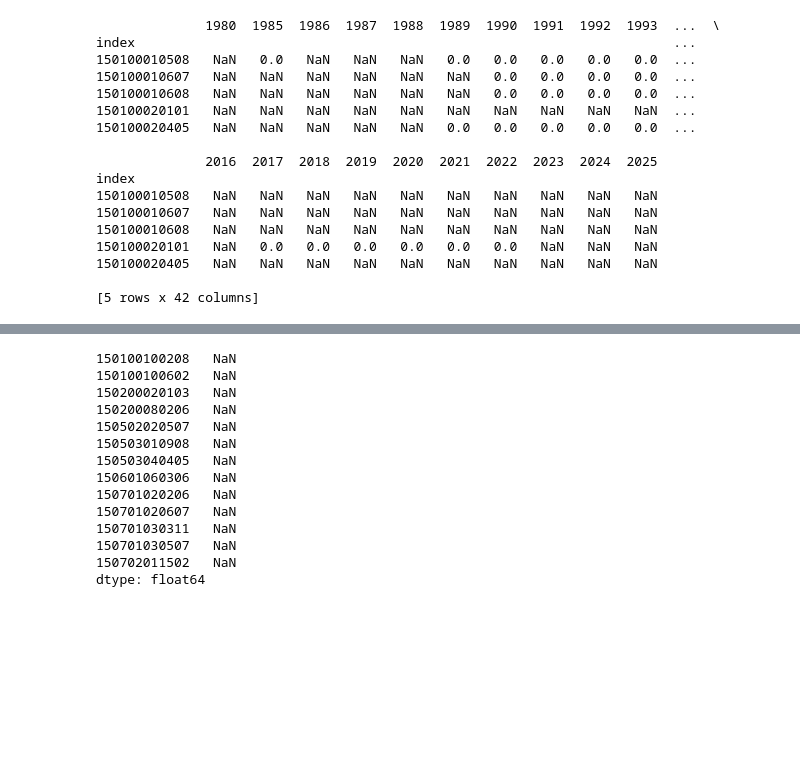
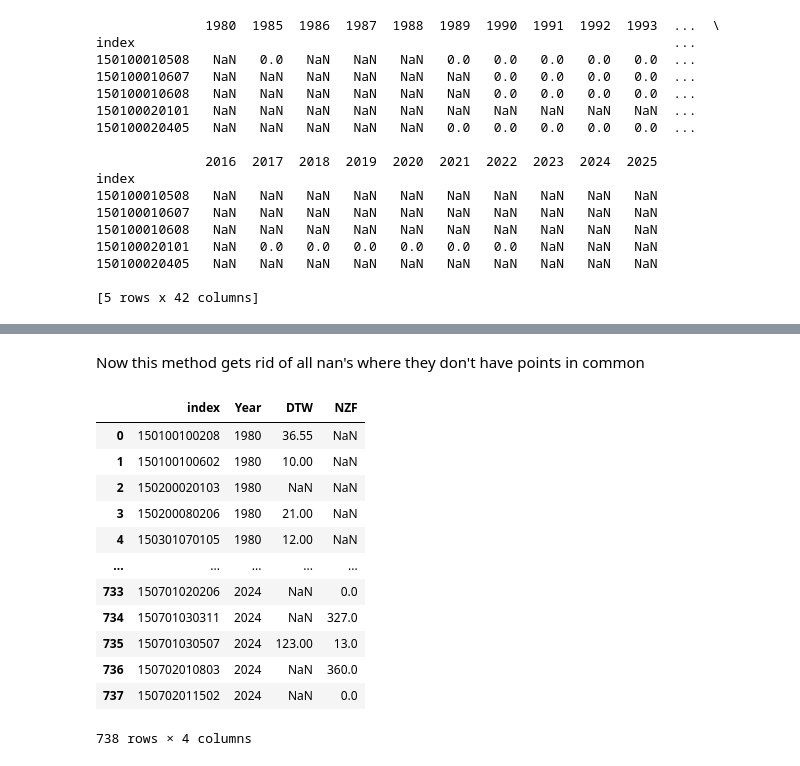
Before and after one commit to dtadych/Shallow_Groundwater_AZ, a Jupyter notebook: Code/FigureCreation/DTWZflow_Stat_analysis.ipynb, the cells around one changed output, grey strips where cells are left out. Cells and saved outputs as stored; diff of their text form; code cells hidden in the pictures; blank space fills up the shorter version.

```diff
--- a/Code/FigureCreation/DTWZflow_Stat_analysis.ipynb
+++ b/Code/FigureCreation/DTWZflow_Stat_analysis.ipynb
@@ -289,17 +180,37 @@ correlations = pd.Series(correlation_results)
-# %%
-correlations
-# %% [output]
-150100100208   NaN
-150100100602   NaN
-150200020103   NaN
-150200080206   NaN
-150502020507   NaN
-150503010908   NaN
-150503040405   NaN
-150601060306   NaN
-150701020206   NaN
-150701020607   NaN
-150701030311   NaN
-150701030507   NaN
-150702011502   NaN
-dtype: float64
+# %% [markdown]
+Now this method gets rid of all nan's where they don't have points in common
+# %%
+df_dtw = dtw_df.copy()
+df_nzf = zero_flow_df.copy()
+
+# Ensure HUC12 is a column, not an index
+df_dtw = df_dtw.reset_index()
+df_nzf = df_nzf.reset_index()
+
+# Melt DTW DataFrame
+df_dtw_melted = df_dtw.melt(id_vars=["index"], var_name="Year", value_name="DTW")
+df_dtw_melted["Year"] = df_dtw_melted["Year"].astype(int)
+
+# Melt NZF DataFrame
+df_nzf_melted = df_nzf.melt(id_vars=["index"], var_name="Year", value_name="NZF")
+df_nzf_melted["Year"] = df_nzf_melted["Year"].astype(int)
+
+# Merge melted dataframes
+df_final = df_dtw_melted.merge(df_nzf_melted, on=["index", "Year"])
+
+# Print to check the result
+df_final
+# %% [output]
+|  | index | Year | DTW | NZF |
+| 0 | 150100100208 | 1980 | 36.55 | NaN |
+| 1 | 150100100602 | 1980 | 10.00 | NaN |
+| 2 | 150200020103 | 1980 | NaN | NaN |
+| 3 | 150200080206 | 1980 | 21.00 | NaN |
+| 4 | 150301070105 | 1980 | 12.00 | NaN |
+| ... | ... | ... | ... | ... |
+| 733 | 150701020206 | 2024 | NaN | 0.0 |
+| 734 | 150701030311 | 2024 | NaN | 327.0 |
+| 735 | 150701030507 | 2024 | 123.00 | 13.0 |
+| 736 | 150702010803 | 2024 | NaN | 360.0 |
+| 737 | 150702011502 | 2024 | NaN | 0.0 |
+738 rows × 4 columns
```
Also changed, not shown: parts of 17 cells of this notebook, 1 other file.
